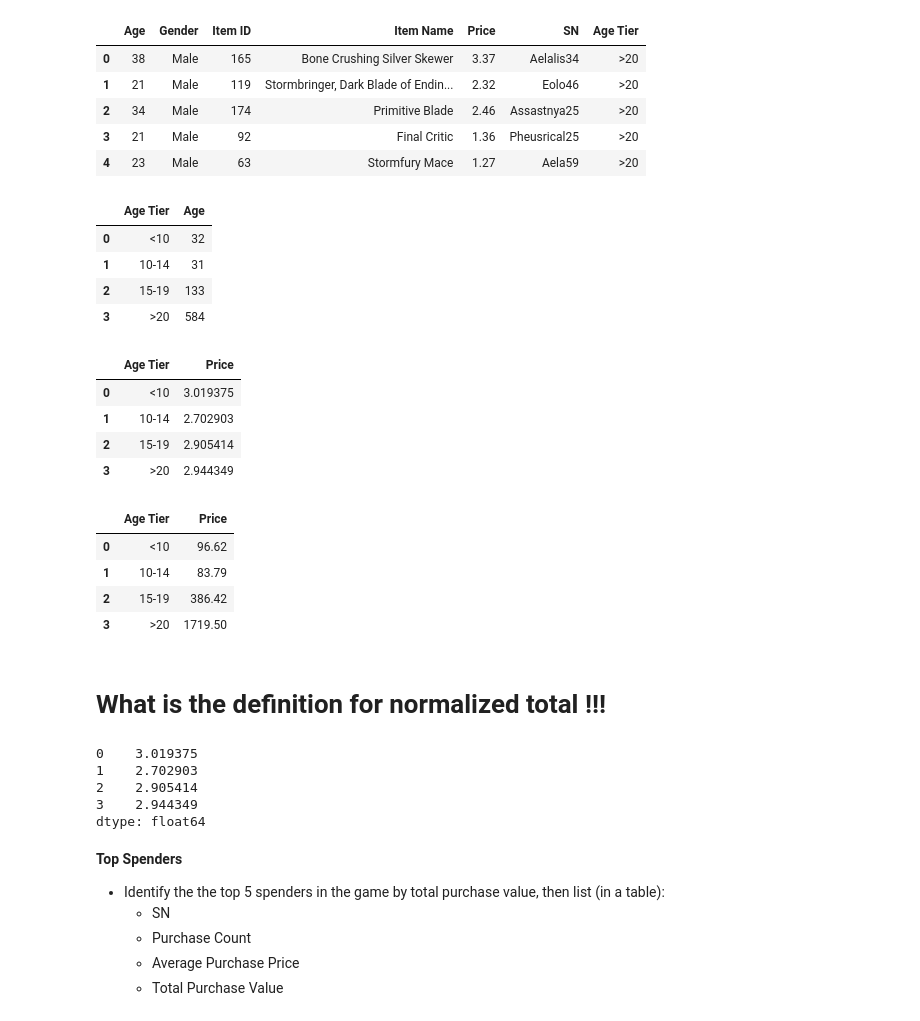
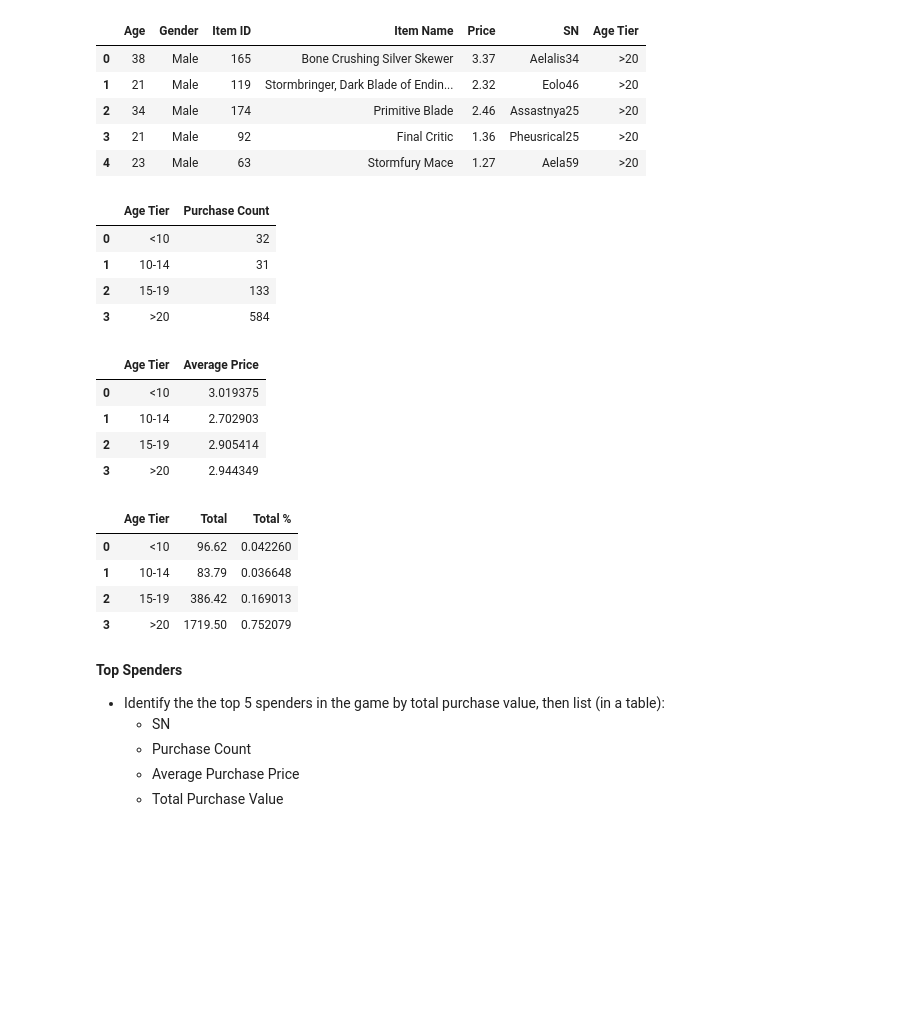
Before and after one commit to pooyasoleimany/DataScience, a Jupyter notebook: homeworks/04-pandas/heroes-of-pymoli.ipynb, the cells around one changed output. Drawn from its saved outputs; the diff is of its cells as text; code cells hidden in the pictures; blank space fills up the shorter version.

```diff
--- a/homeworks/04-pandas/heroes-of-pymoli.ipynb
+++ b/homeworks/04-pandas/heroes-of-pymoli.ipynb
@@ -195,41 +204,32 @@ purchase_data.head()
 # %%
 age_groups = purchase_data.groupby(["Age Tier"])
 age_purchase_count = age_groups["Age"].count().reset_index()
+age_purchase_count = age_purchase_count.rename(columns={"Age": "Purchase Count"})
 age_purchase_count
 # %% [output]
-|  | Age Tier | Age |
+|  | Age Tier | Purchase Count |
 | 0 | <10 | 32 |
 | 1 | 10-14 | 31 |
 | 2 | 15-19 | 133 |
 | 3 | >20 | 584 |
 # %%
-age_groups["Price"].mean().reset_index()
+age_groups["Price"].mean().reset_index().rename(columns={"Price": "Average Price"})
 # %% [output]
-|  | Age Tier | Price |
+|  | Age Tier | Average Price |
 | 0 | <10 | 3.019375 |
 | 1 | 10-14 | 2.702903 |
 | 2 | 15-19 | 2.905414 |
 | 3 | >20 | 2.944349 |
 # %%
-age_total_purchase = age_groups["Price"].sum().reset_index()
+age_total_purchase = age_groups["Price"].sum().reset_index().rename(columns={"Price": "Total"})
+age_total_purchase["Total %"] = age_total_purchase["Total"] / total_revenue
 age_total_purchase
 # %% [output]
-|  | Age Tier | Price |
-| 0 | <10 | 96.62 |
-| 1 | 10-14 | 83.79 |
-| 2 | 15-19 | 386.42 |
-| 3 | >20 | 1719.50 |
+|  | Age Tier | Total | Total % |
+| 0 | <10 | 96.62 | 0.042260 |
+| 1 | 10-14 | 83.79 | 0.036648 |
+| 2 | 15-19 | 386.42 | 0.169013 |
+| 3 | >20 | 1719.50 | 0.752079 |
-# %% [markdown]
-# What is the definition for normalized total !!!
-# %%
-age_normal_purchase = age_total_purchase["Price"] / age_purchase_cout["Age"]
-age_normal_purchase
-# %% [output]
-0    3.019375
-1    2.702903
-2    2.905414
-3    2.944349
-dtype: float64
 # %% [markdown]
 **Top Spenders**
 
```
Also changed, not shown: parts of 7 cells of this notebook.
